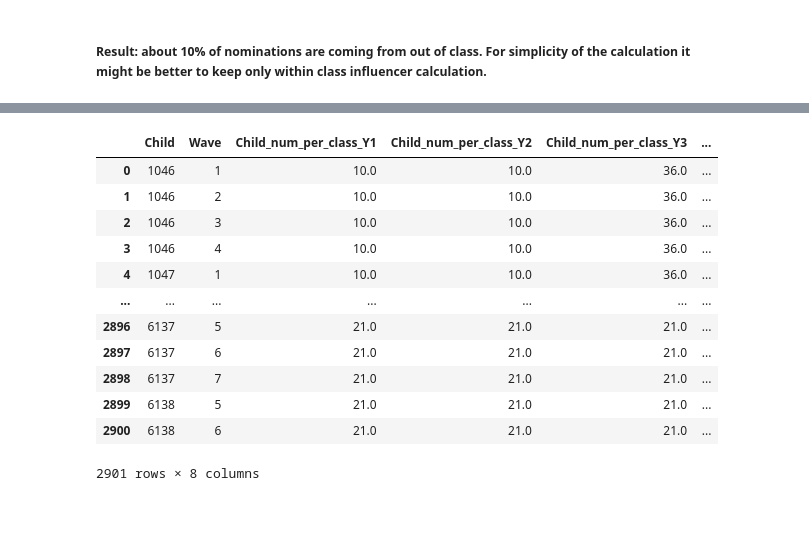
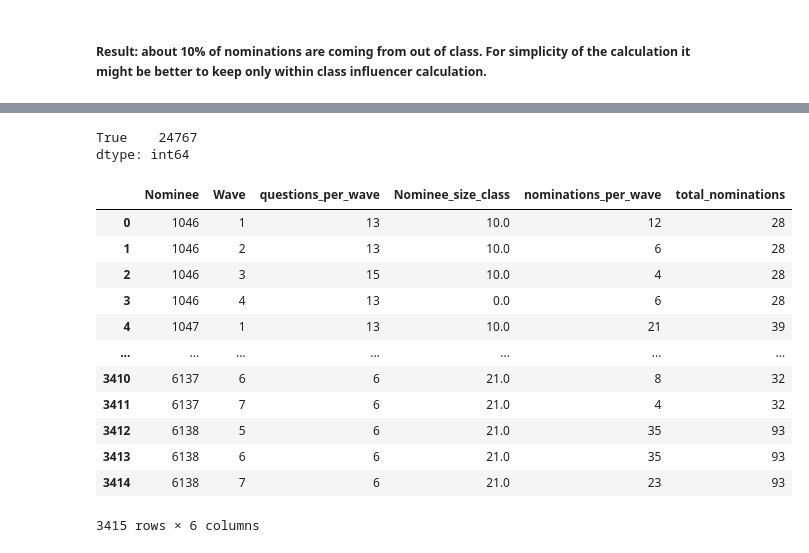
Before and after one commit to MovezNetwork/InfluencersPrediction, a Jupyter notebook: notebooks/EDA_Influencers.ipynb, the cells around one changed output, grey strips where cells are left out. Drawn from its saved outputs; the diff is of its cells as text; code cells hidden in the pictures; blank space fills up the shorter version.

```diff
--- a/notebooks/EDA_Influencers.ipynb
+++ b/notebooks/EDA_Influencers.ipynb
@@ -344,0 +174,3 @@ df_summed_nom
+# %%
+df_summed_nom = df_nom.groupby(['Nominee','Nominator','Wave'])['Wave'].count().reset_index(name='num_nominations')
+df_summed_nom
@@ -379,0 +211,5 @@ df_summed_nom
+# %%
+df_summed_nom['Nominee_size_class'] = np.select([df_summed_nom['Wave'].isin([1,2,3]), df_summed_nom['Wave'].isin([2]),df_summed_nom['Wave'].isin([5,6,7])], [df_summed_nom['Nominee_size_class_Y1'], df_summed_nom['Nominee_size_class_Y2'],df_summed_nom['Nominee_size_class_Y3']])
+df_summed_nom['Nominator_size_class'] = np.select([df_summed_nom['Wave'].isin([1,2,3]), df_summed_nom['Wave'].isin([2]),df_summed_nom['Wave'].isin([5,6,7])], [df_summed_nom['Nominator_size_class_Y1'], df_summed_nom['Nominator_size_class_Y2'],df_summed_nom['Nominator_size_class_Y3']])
+df_summed_nom = df_summed_nom.drop(columns=['Nominee_size_class_Y1', 'Nominee_size_class_Y2','Nominee_size_class_Y3','Nominator_size_class_Y1','Nominator_size_class_Y2','Nominator_size_class_Y3'])
+df_summed_nom
@@ -380,5 +230,6 @@ df_summed_nom
 # %%
-df_summed_nom['sameClassY1'] = np.select([(df_summed_nom['Alter_Class_Y1'].isnull() | df_summed_nom['Child_Class_Y1'].isnull()),(df_summed_nom.Child_Class_Y1 == df_summed_nom.Alter_Class_Y1),(df_summed_nom.Child_Class_Y1 != df_summed_nom.Alter_Class_Y1),],[-1,1,0])
-df_summed_nom['sameClassY2'] = np.select([(df_summed_nom['Alter_Class_Y2'].isnull() | df_summed_nom['Child_Class_Y2'].isnull()),(df_summed_nom.Child_Class_Y2 == df_summed_nom.Alter_Class_Y2),(df_summed_nom.Child_Class_Y2 != df_summed_nom.Alter_Class_Y2),],[-1,1,0])
-df_summed_nom['sameClassY3'] = np.select([(df_summed_nom['Alter_Class_Y3'].isnull() | df_summed_nom['Child_Class_Y3'].isnull()),(df_summed_nom.Child_Class_Y3 == df_summed_nom.Alter_Class_Y3),(df_summed_nom.Child_Class_Y3 != df_summed_nom.Alter_Class_Y3),],[-1,1,0])
+# assing new variables to indicate if a nomination is coming from a same class participants, or not, or it is a NULL
+df_summed_nom['sameClassY1'] = np.select([(df_summed_nom['Nominator_id_Class_Y1'].isnull() | df_summed_nom['Nominee_id_Class_Y1'].isnull()),(df_summed_nom.Nominee_id_Class_Y1 == df_summed_nom.Nominator_id_Class_Y1),(df_summed_nom.Nominee_id_Class_Y1 != df_summed_nom.Nominator_id_Class_Y1),],[-1,1,0])
+df_summed_nom['sameClassY2'] = np.select([(df_summed_nom['Nominator_id_Class_Y2'].isnull() | df_summed_nom['Nominee_id_Class_Y2'].isnull()),(df_summed_nom.Nominee_id_Class_Y2 == df_summed_nom.Nominator_id_Class_Y2),(df_summed_nom.Nominee_id_Class_Y2 != df_summed_nom.Nominator_id_Class_Y2),],[-1,1,0])
+df_summed_nom['sameClassY3'] = np.select([(df_summed_nom['Nominator_id_Class_Y3'].isnull() | df_summed_nom['Nominee_id_Class_Y3'].isnull()),(df_summed_nom.Nominee_id_Class_Y3 == df_summed_nom.Nominator_id_Class_Y3),(df_summed_nom.Nominee_id_Class_Y3 != df_summed_nom.Nominator_id_Class_Y3),],[-1,1,0])
 # %%
@@ -422,19 +257,24 @@ df_valid_noms
+# %%
+(df_valid_noms['Nominee_size_class'] == df_valid_noms['Nominator_size_class']).value_counts()
+# %% [output]
+True    24767
+dtype: int64
 # %%
-df_valid_noms = df_valid_noms.groupby(['Child','Wave','Child_num_per_class_Y1','Child_num_per_class_Y2','Child_num_per_class_Y3','questions_per_wave'])['num_nominations'].sum().reset_index(name='nominations_per_wave')
+df_valid_noms = df_valid_noms.groupby(['Nominee','Wave','questions_per_wave','Nominee_size_class'])['num_nominations'].sum().reset_index(name='nominations_per_wave')
 # %%
-df_valid_noms['total_nominations'] = df_valid_noms.Child.map(df_valid_noms.groupby(['Child'])['nominations_per_wave'].sum())
+df_valid_noms['total_nominations'] = df_valid_noms.Nominee.map(df_valid_noms.groupby(['Nominee'])['nominations_per_wave'].sum())
 df_valid_noms
 # %% [output]
-|  | Child | Wave | Child_num_per_class_Y1 | Child_num_per_class_Y2 | Child_num_per_class_Y3 | ... |
-| 0 | 1046 | 1 | 10.0 | 10.0 | 36.0 | ... |
-| 1 | 1046 | 2 | 10.0 | 10.0 | 36.0 | ... |
-| 2 | 1046 | 3 | 10.0 | 10.0 | 36.0 | ... |
-| 3 | 1046 | 4 | 10.0 | 10.0 | 36.0 | ... |
-| 4 | 1047 | 1 | 10.0 | 10.0 | 36.0 | ... |
+|  | Nominee | Wave | questions_per_wave | Nominee_size_class | nominations_per_wave | total_nominations |
+| 0 | 1046 | 1 | 13 | 10.0 | 12 | 28 |
+| 1 | 1046 | 2 | 13 | 10.0 | 6 | 28 |
+| 2 | 1046 | 3 | 15 | 10.0 | 4 | 28 |
+| 3 | 1046 | 4 | 13 | 0.0 | 6 | 28 |
+| 4 | 1047 | 1 | 13 | 10.0 | 21 | 39 |
 | ... | ... | ... | ... | ... | ... | ... |
-| 2896 | 6137 | 5 | 21.0 | 21.0 | 21.0 | ... |
-| 2897 | 6137 | 6 | 21.0 | 21.0 | 21.0 | ... |
-| 2898 | 6137 | 7 | 21.0 | 21.0 | 21.0 | ... |
-| 2899 | 6138 | 5 | 21.0 | 21.0 | 21.0 | ... |
-| 2900 | 6138 | 6 | 21.0 | 21.0 | 21.0 | ... |
+| 3410 | 6137 | 6 | 6 | 21.0 | 8 | 32 |
+| 3411 | 6137 | 7 | 6 | 21.0 | 4 | 32 |
+| 3412 | 6138 | 5 | 6 | 21.0 | 35 | 93 |
+| 3413 | 6138 | 6 | 6 | 21.0 | 35 | 93 |
+| 3414 | 6138 | 7 | 6 | 21.0 | 23 | 93 |
-2901 rows × 8 columns
+3415 rows × 6 columns
```
Also changed, not shown: parts of 41 cells of this notebook.
